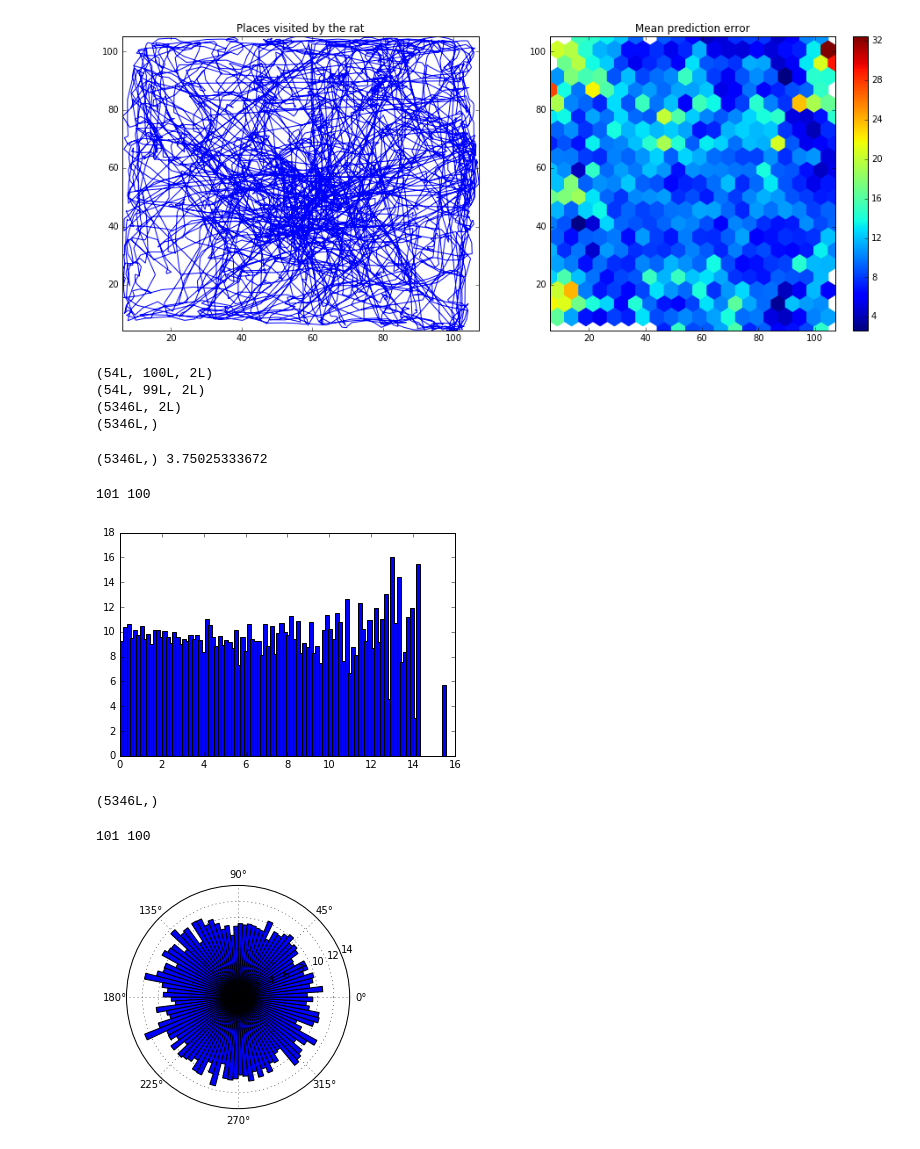
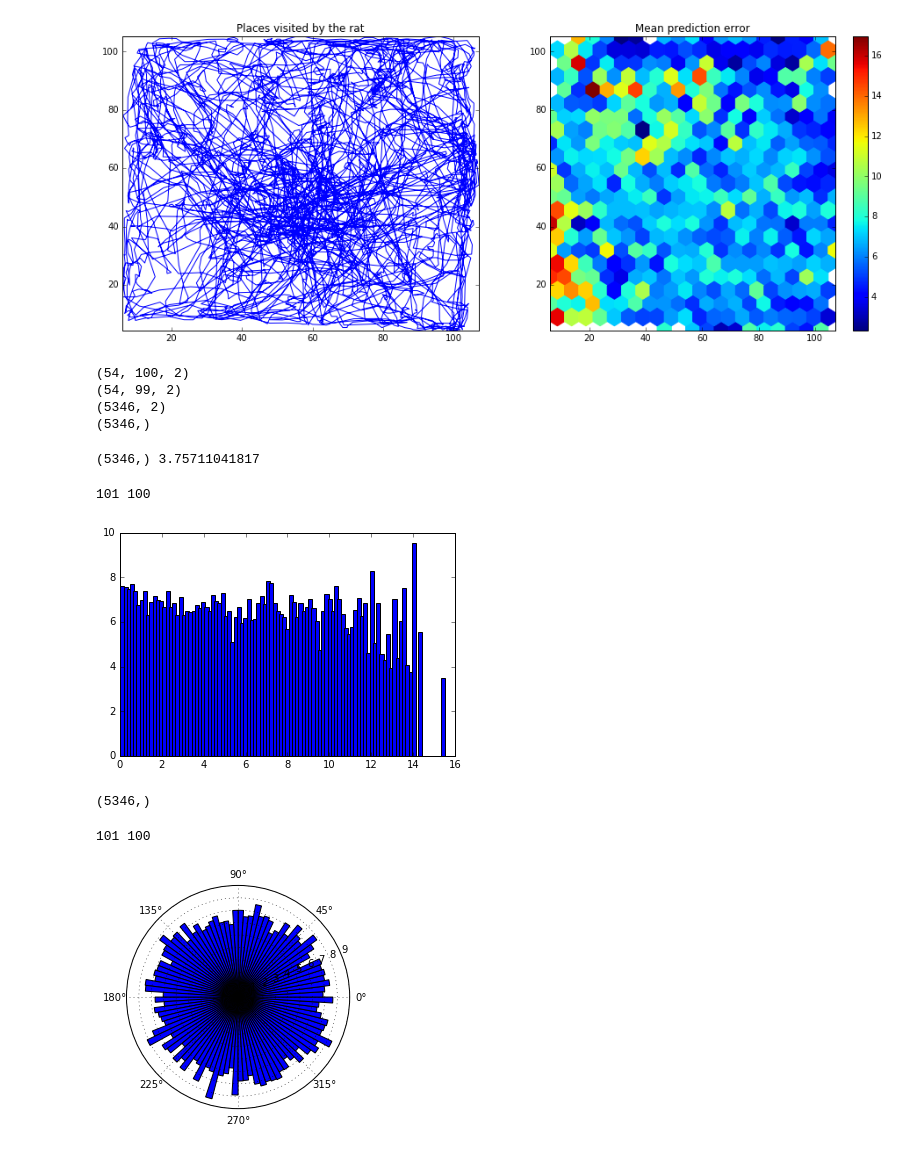
Before and after one commit to afcarl/bnni2015, a Jupyter notebook: lstm/results.ipynb, the cells around one changed output. Drawn from its saved outputs; the diff is of its cells as text; code cells hidden in the pictures.

Commit message:
Newest results with 2x bidirectional LSTM with 512 nodes.

```diff
--- a/lstm/results.ipynb
+++ b/lstm/results.ipynb
@@ -6,7 +6,7 @@ from scipy.stats import binned_statistic
 import math
 # %%
 cvfolds = 54
-pred_y = np.load("lstm_cv54.npy")
+pred_y = np.load("best_predictions.npy") * 3.5
 #pred_y = np.load("myrawlstm_cv54_stateless.npy")
 seqlen = pred_y.shape[1]
 #seqlen = 100
@@ -17,5 +17,6 @@ print pred_y.shape, seqlen, np.min(pred_y), np.max(pred_y)
 # %%
-y = np.loadtxt("London_data_2x1000Center_bin100_pos.dat") / 3.5
+y = np.loadtxt("1_16_London_RNN_data_2x400_at19_bin100-RAW_pos.dat")
 #y = np.load("London_RNN_data_2x1000_at50_bin100-RAW_pos.npy")
+y = y[:pred_y.shape[0]]
 print y.shape, np.min(y), np.max(y)
 # %% [output]
@@ -140,7 +141,7 @@ plt.title("Mean prediction error")
 plt.hexbin(y[:,0], y[:,1],C=errors, gridsize=20)
 plt.colorbar();
 # %% [output]
-[figure, old version]
+[figure, new version]
 # %%
 seqy = np.reshape(y, (-1, 100, 2))
 print seqy.shape
@@ -152,27 +153,27 @@ print diff.shape
 differrors = np.reshape(seqerrors[:,1:], (-1))
 print differrors.shape
 # %% [output]
-(54L, 100L, 2L)
-(54L, 99L, 2L)
-(5346L, 2L)
-(5346L,)
+(54, 100, 2)
+(54, 99, 2)
+(5346, 2)
+(5346,)
 # %%
 dists = np.sqrt(np.sum(diff**2, axis=1))
 print dists.shape, np.mean(dists)
 # %% [output]
-(5346L,) 3.75025333672
+(5346,) 3.75711041817
 # %%
 nb_bins = 100
-bins = binned_statistic(dists, differrors, statistic='mean', bins=nb_bins)
-print len(bins.bin_edges), len(bins.statistic)
-plt.bar(bins.bin_edges[:-1], bins.statistic,width=0.2);
+statistic, bin_edges, binnumber = binned_statistic(dists, differrors, statistic='mean', bins=nb_bins)
+print len(bin_edges), len(statistic)
+plt.bar(bin_edges[:-1], statistic,width=0.2);
 # %% [output]
 101 100
-[figure, old version]
+[figure, new version]
 # %%
 angles = np.arctan2(diff[:,1], diff[:,0])
 print angles.shape
 # %% [output]
-(5346L,)
+(5346,)
 # %%
 nb_bins = 100
@@ -182,6 +183,6 @@ print len(bins.bin_edges), len(bins.statistic)
 101 100
 # %%
 plt.gca(projection='polar')
-plt.bar(bins.bin_edges[:-1], bins.statistic, width=2*math.pi/nb_bins);
+plt.bar(bin_edges[:-1], statistic, width=2*math.pi/nb_bins);
 # %% [output]
-[figure, old version]
+[figure, new version]
```
Also changed, not shown: parts of 15 cells of this notebook, 5 other files.
